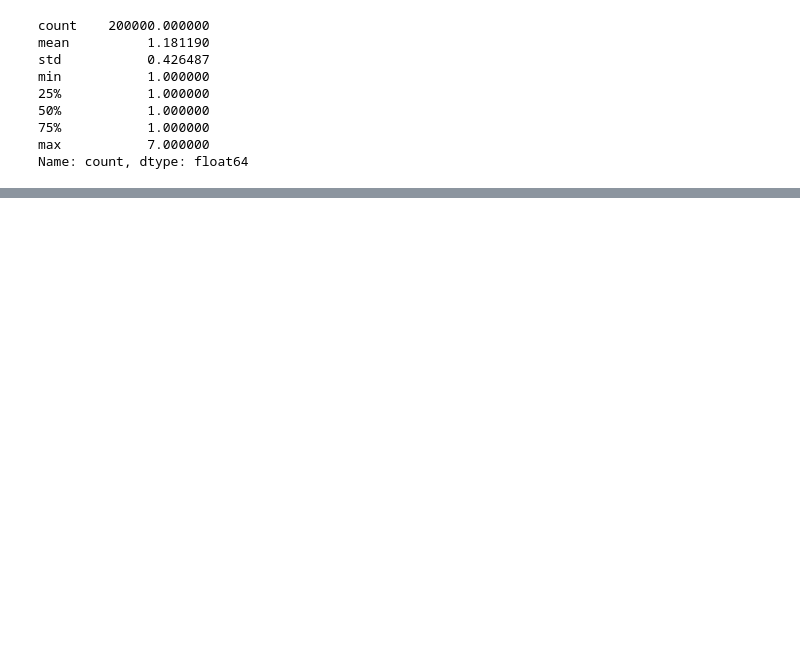
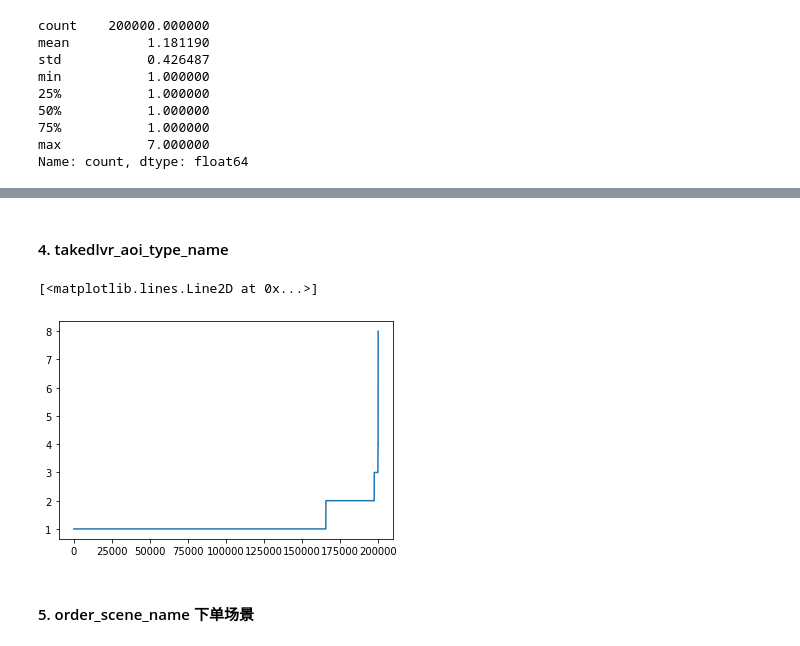
Before and after one commit to Lightblues/MDD-competition, a Jupyter notebook: data_process/1-users.ipynb, the cells around one changed output, grey strips where cells are left out. Cells and saved outputs as stored; diff of their text form; code cells hidden in the pictures; blank space fills up the shorter version.

```diff
--- a/data_process/1-users.ipynb
+++ b/data_process/1-users.ipynb
@@ -582,0 +636,10 @@ dtype: int64
+# %% [markdown]
+#### 4. takedlvr_aoi_type_name
+# %%
+user_aoi_type_group = order_df.groupby('user_id')['takedlvr_aoi_type_name']
+_aoi_type_group = user_aoi_type_group.apply(lambda x: len(set(x)))
+# %%
+plt.plot(_aoi_type_group.sort_values().values)
+# %% [output]
+[<matplotlib.lines.Line2D at 0x...>]
+[figure, added]
@@ -582,0 +649,2 @@ dtype: int64
+# %% [markdown]
+#### 5. order_scene_name 下单场景
```
Also changed, not shown: parts of 40 cells of this notebook.
